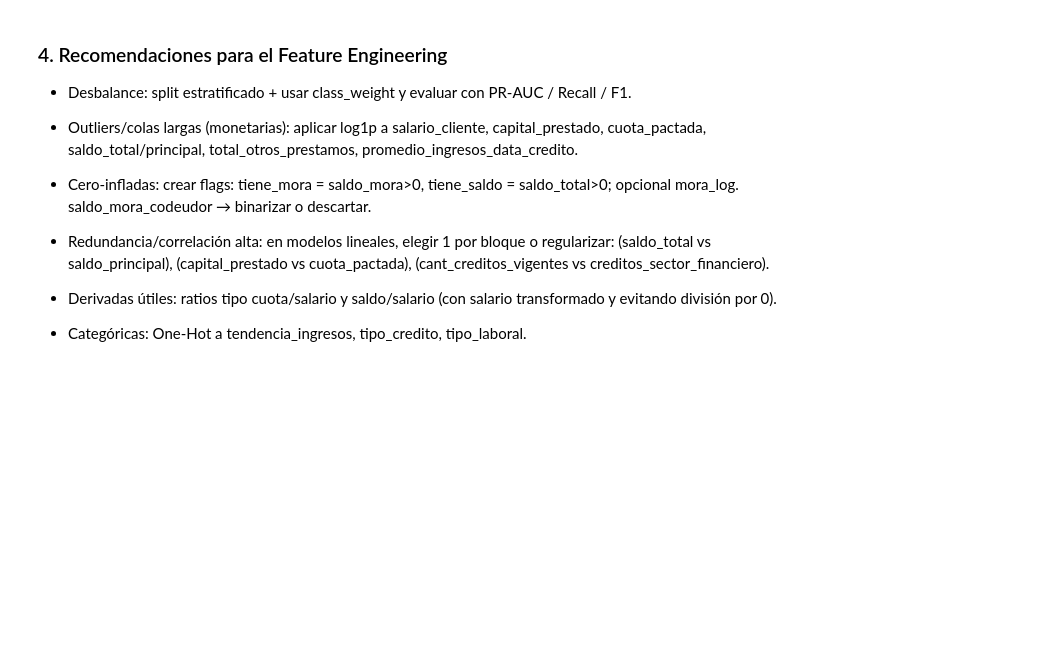
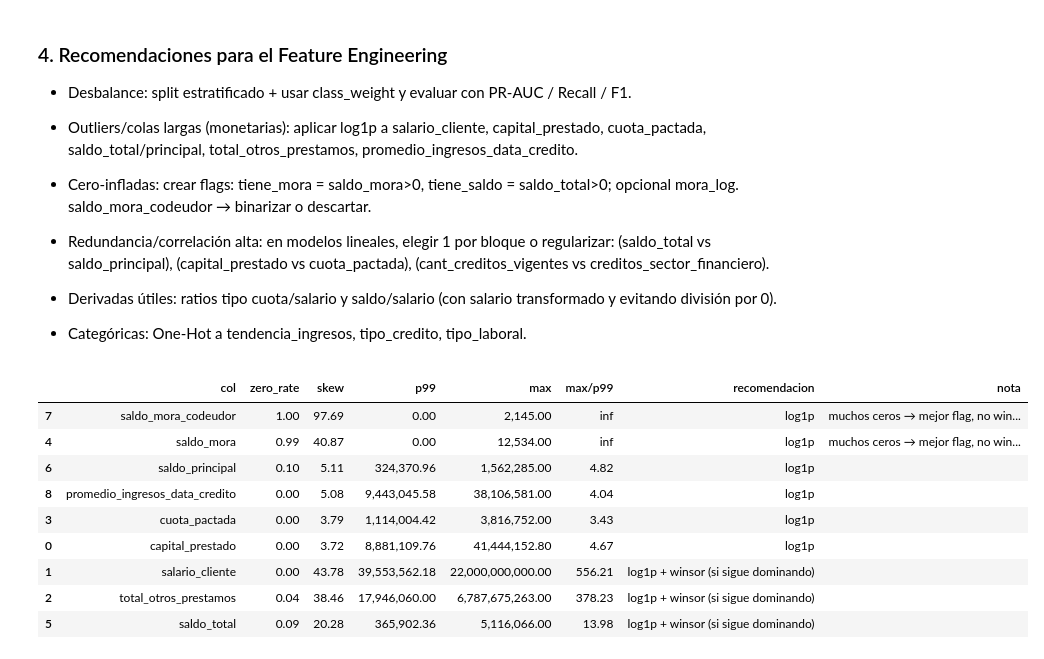
Before and after one commit to sofiaschanton/PI_M5, a Jupyter notebook: mlops_pipeline/src/comprension_eda.ipynb, the cells around one changed output. Saved outputs shown, nothing was run; the diff lists cells and outputs as text; code cells hidden in the pictures; blank space fills up the shorter version.

```diff
--- a/mlops_pipeline/src/comprension_eda.ipynb
+++ b/mlops_pipeline/src/comprension_eda.ipynb
@@ -1249,3 +1281,84 @@ En conjunto, el EDA indica que pago_a_tiempo está explicado principalmente por
 + Derivadas útiles: ratios tipo cuota/salario y saldo/salario (con salario transformado y evitando división por 0).
 
 + Categóricas: One-Hot a tendencia_ingresos, tipo_credito, tipo_laboral.
+# %%
+
+def decidir_transformacion(df, cols, zero_threshold=0.90, skew_log=1.0, extreme_ratio_winsor=10.0):
+    """
+    Reglas simples:
+    - Si tiene muchos ceros -> no winsorizar (preferir flag + (opcional) log1p)
+    - Si skew alto -> log1p
+    - Si max es extremadamente mayor que p99 (ratio alto) -> winsor
+    """
+    out = []
+    for c in cols:
+        if c not in df.columns:
+            continue
+
+        s = pd.to_numeric(df[c], errors="coerce")
+        s_nonan = s.dropna()
+        if s_nonan.empty:
+            continue
+
+        zero_rate = (s_nonan == 0).mean()
+        skew = s_nonan.skew()
+        p99 = s_nonan.quantile(0.99)
+        mx = s_nonan.max()
+        ratio = (mx / p99) if (p99 and p99 != 0) else np.inf
+
+        # decisiones
+        many_zeros = zero_rate >= zero_threshold
+        use_log = (skew is not None) and (skew > skew_log) and (s_nonan.min() >= 0)
+        use_winsor = (ratio >= extreme_ratio_winsor) and not many_zeros
+
+        if use_log and use_winsor:
+            rec = "log1p + winsor (si sigue dominando)"
+        elif use_log:
+            rec = "log1p"
+        elif use_winsor:
+            rec = "winsor"
+        else:
+            rec = "nada"
+
+        note = []
+        if many_zeros:
+            note.append("muchos ceros → mejor flag, no winsor")
+        if s_nonan.min() < 0:
+            note.append("tiene negativos → log1p no aplica directo")
+        if np.isinf(ratio):
+            note.append("p99=0 o indefinido")
+
+        out.append({
+            "col": c,
+            "zero_rate": round(float(zero_rate), 3),
+            "skew": round(float(skew), 3) if pd.notna(skew) else np.nan,
+            "p99": float(p99),
+            "max": float(mx),
+            "max/p99": round(float(ratio), 2) if not np.isinf(ratio) else np.inf,
+            "recomendacion": rec,
+            "nota": "; ".join(note)
+        })
+
+    return pd.DataFrame(out).sort_values(["recomendacion", "skew"], ascending=[True, False])
+
+
+# --- USO ---
+monetarias = [
+    "capital_prestado","salario_cliente","total_otros_prestamos","cuota_pactada",
+    "saldo_mora","saldo_total","saldo_principal","saldo_mora_codeudor",
+    "promedio_ingresos_data_credito"
+]
+
+reco_df = decidir_transformacion(df, monetarias)
+reco_df
+# %% [output]
+|  | col | zero_rate | skew | p99 | max | max/p99 | recomendacion | nota |
+| 7 | saldo_mora_codeudor | 1.00 | 97.69 | 0.00 | 2,145.00 | inf | log1p | muchos ceros → mejor flag, no win... |
+| 4 | saldo_mora | 0.99 | 40.87 | 0.00 | 12,534.00 | inf | log1p | muchos ceros → mejor flag, no win... |
+| 6 | saldo_principal | 0.10 | 5.11 | 324,370.96 | 1,562,285.00 | 4.82 | log1p |  |
+| 8 | promedio_ingresos_data_credito | 0.00 | 5.08 | 9,443,045.58 | 38,106,581.00 | 4.04 | log1p |  |
+| 3 | cuota_pactada | 0.00 | 3.79 | 1,114,004.42 | 3,816,752.00 | 3.43 | log1p |  |
+| 0 | capital_prestado | 0.00 | 3.72 | 8,881,109.76 | 41,444,152.80 | 4.67 | log1p |  |
+| 1 | salario_cliente | 0.00 | 43.78 | 39,553,562.18 | 22,000,000,000.00 | 556.21 | log1p + winsor (si sigue dominando) |  |
+| 2 | total_otros_prestamos | 0.04 | 38.46 | 17,946,060.00 | 6,787,675,263.00 | 378.23 | log1p + winsor (si sigue dominando) |  |
+| 5 | saldo_total | 0.09 | 20.28 | 365,902.36 | 5,116,066.00 | 13.98 | log1p + winsor (si sigue dominando) |  |
```
Also changed, not shown: parts of 7 cells of this notebook.
